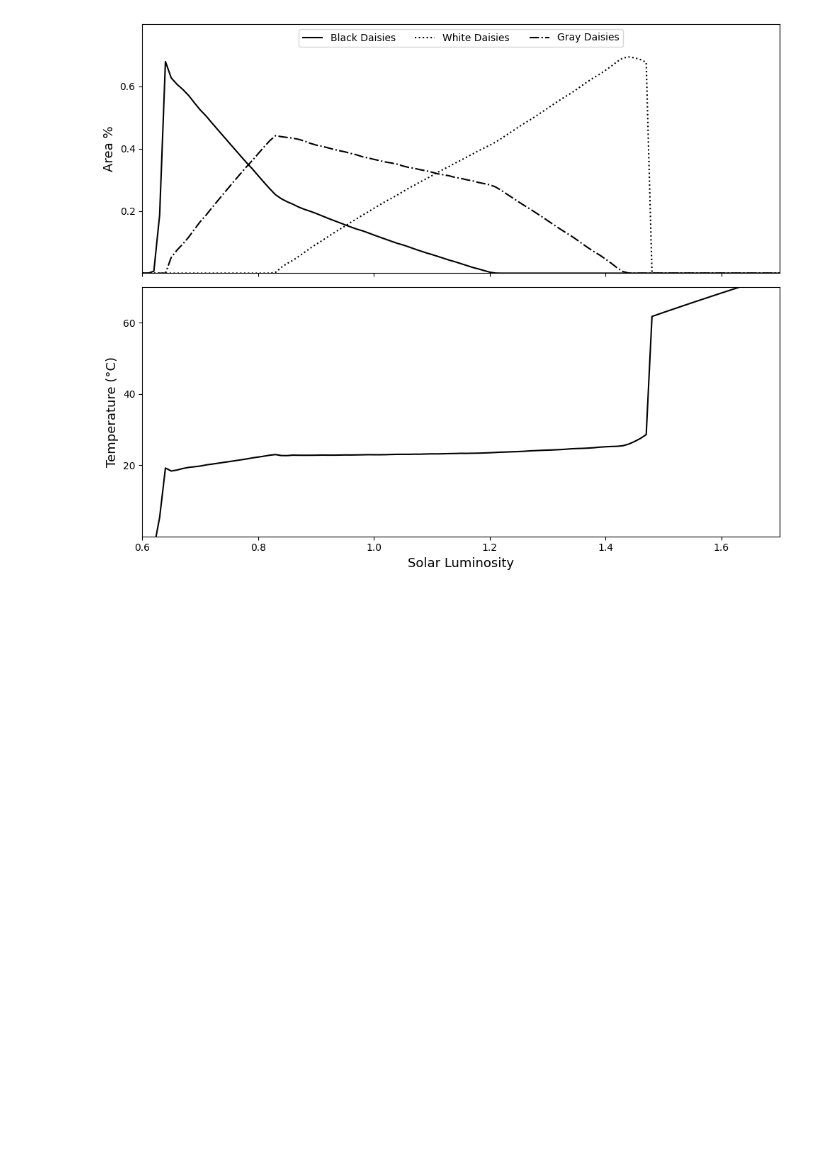
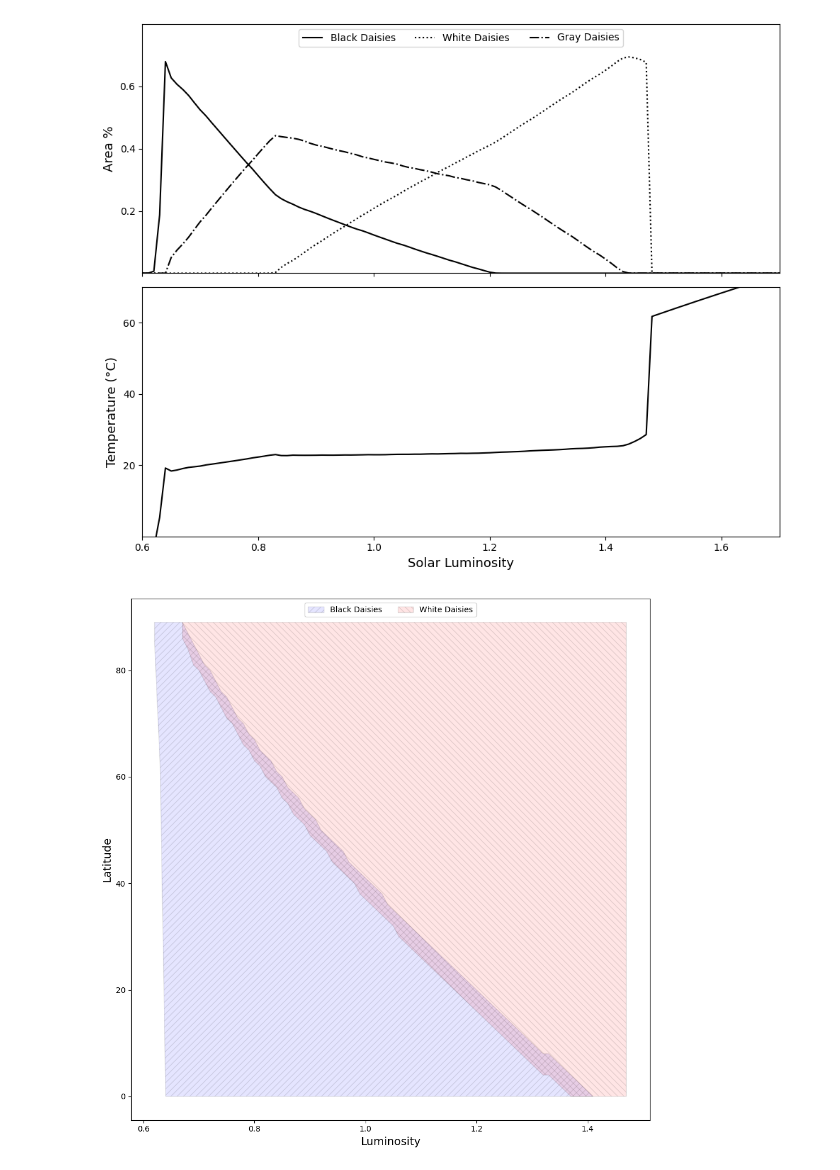
Before and after one commit to CS361-S25/final-project-henryjared, a Jupyter notebook: Graph.ipynb, the cells around one changed output. Cells and saved outputs as stored; diff of their text form; code cells hidden in the pictures; blank space fills up the shorter version.

```diff
--- a/Graph.ipynb
+++ b/Graph.ipynb
@@ -135,6 +135,23 @@ for df in round_world_dfs:
 [figure]
 [figure]
 [figure]
+# %%
+plt.figure(figsize=(10, 10))
+
+filtered_df = white_black_round_df[(white_black_round_df['t'] >= 50000) & (white_black_round_df['t'] <= 6050000)]
+
+plt.fill_between(filtered_df['L'], filtered_df['min_lat_b'], filtered_df['max_lat_b'], color='blue', alpha=0.1, hatch='///', edgecolor='black', label='Black Daisies')
+plt.fill_between(filtered_df['L'], filtered_df['min_lat_w'], filtered_df['max_lat_w'], color='red', alpha=0.1, hatch='\\\\\\', edgecolor='black', label='White Daisies')
+
+plt.legend(loc='upper center', ncols=2)
+
+plt.xlabel("Luminosity", fontsize=14)
+plt.ylabel("Latitude", fontsize=14)
+plt.tight_layout()
+plt.savefig("./figures/BW_Lat_Lum.png", dpi=600)
+plt.show()
+# %% [output]
+[figure, added]
 # %%
 plt.figure(figsize=(10, 10))
 
```
Also changed, not shown: parts of 3 cells of this notebook, 11 other files.
